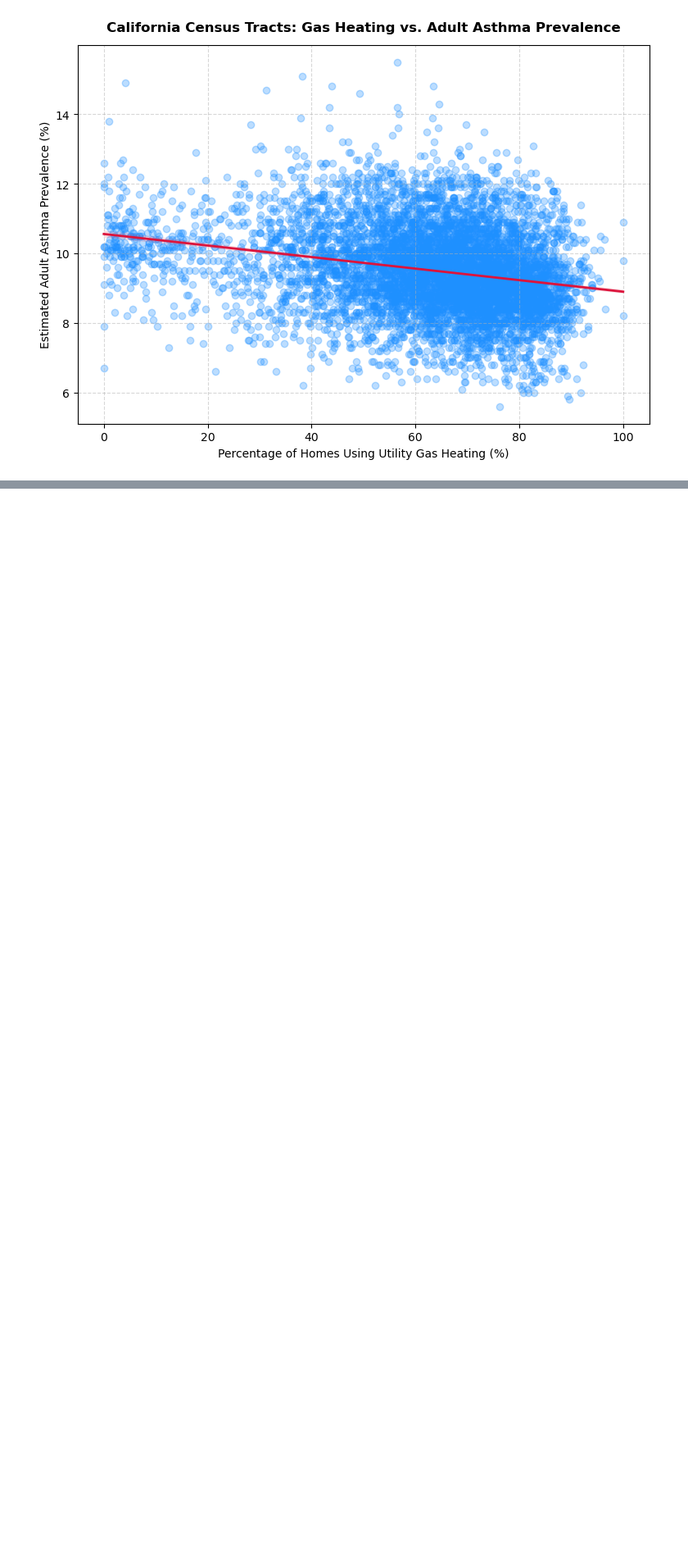
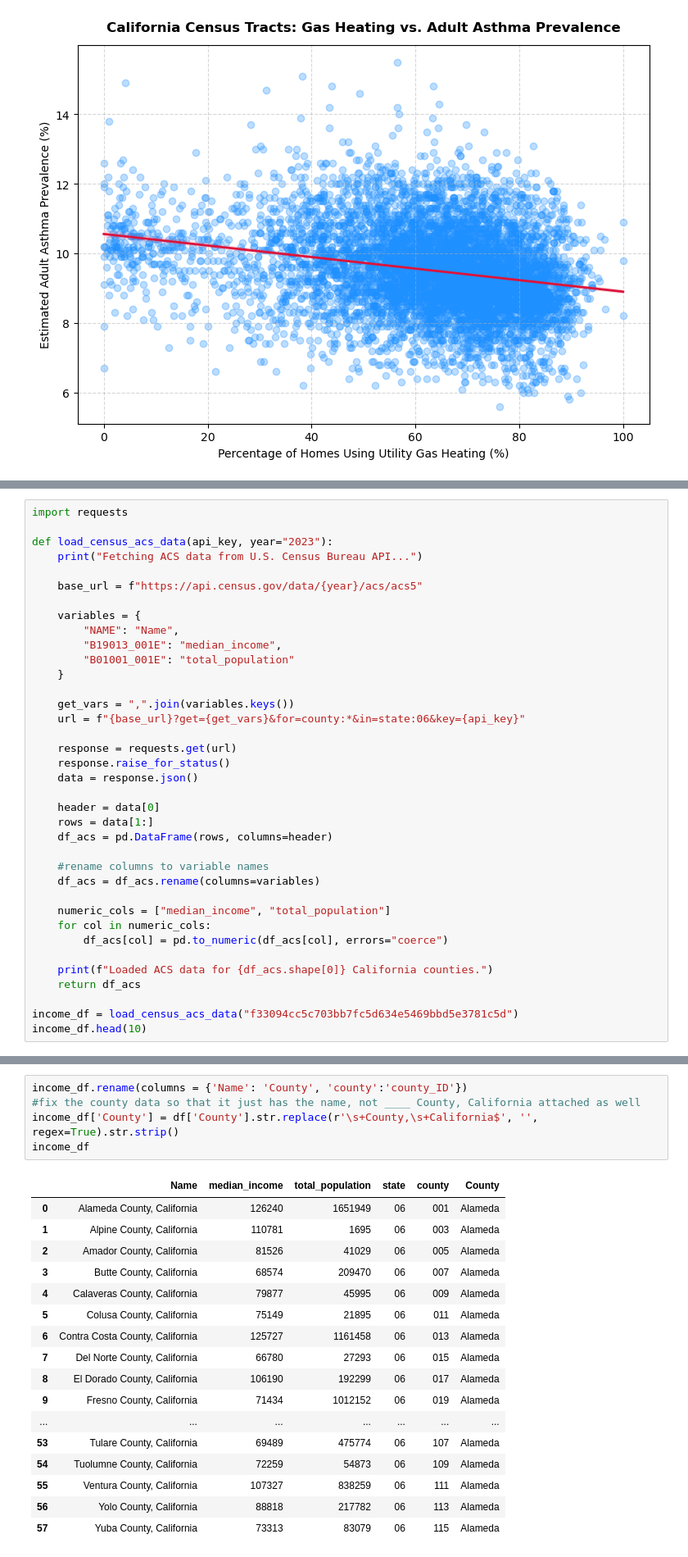
Before and after one commit to taylore25/Taylor-Elich-EEP-Senior-Thesis, a Jupyter notebook: Census Data Analysis.ipynb, the cells around one changed output, grey strips where cells are left out. Shown at 82% size. Cells and saved outputs as stored; diff of their text form; blank space fills up the shorter version.

```diff
--- a/Census Data Analysis.ipynb
+++ b/Census Data Analysis.ipynb
@@ -192,0 +245,37 @@ P-value: 4.4877e-96
+# %%
+import requests
+
+def load_census_acs_data(api_key, year="2023"):
+    print("Fetching ACS data from U.S. Census Bureau API...")
+
+    base_url = f"https://api.census.gov/data/{year}/acs/acs5"
+
+    variables = {
+        "NAME": "Name",
+        "B19013_001E": "median_income",
+        "B01001_001E": "total_population"
+    }
+
+    get_vars = ",".join(variables.keys())
+    url = f"{base_url}?get={get_vars}&for=county:*&in=state:06&key={api_key}"
+
+    response = requests.get(url)
+    response.raise_for_status()
+    data = response.json()
+
+    header = data[0]
+    rows = data[1:]
+    df_acs = pd.DataFrame(rows, columns=header)
+
+    #rename columns to variable names
+    df_acs = df_acs.rename(columns=variables)
+
+    numeric_cols = ["median_income", "total_population"]
+    for col in numeric_cols:
+        df_acs[col] = pd.to_numeric(df_acs[col], errors="coerce")
+
+    print(f"Loaded ACS data for {df_acs.shape[0]} California counties.")
+    return df_acs
+
+income_df = load_census_acs_data("f33094cc5c703bb7fc5d634e5469bbd5e3781c5d")
+income_df.head(10)
@@ -192,0 +396,23 @@ P-value: 4.4877e-96
+# %%
+income_df.rename(columns = {'Name': 'County', 'county':'county_ID'})
+#fix the county data so that it just has the name, not ____ County, California attached as well
+income_df['County'] = df['County'].str.replace(r'\s+County,\s+California$', '', regex=True).str.strip()
+income_df
+# %% [output]
+|  | Name | median_income | total_population | state | county | County |
+| 0 | Alameda County, California | 126240 | 1651949 | 06 | 001 | Alameda |
+| 1 | Alpine County, California | 110781 | 1695 | 06 | 003 | Alameda |
+| 2 | Amador County, California | 81526 | 41029 | 06 | 005 | Alameda |
+| 3 | Butte County, California | 68574 | 209470 | 06 | 007 | Alameda |
+| 4 | Calaveras County, California | 79877 | 45995 | 06 | 009 | Alameda |
+| 5 | Colusa County, California | 75149 | 21895 | 06 | 011 | Alameda |
+| 6 | Contra Costa County, California | 125727 | 1161458 | 06 | 013 | Alameda |
+| 7 | Del Norte County, California | 66780 | 27293 | 06 | 015 | Alameda |
+| 8 | El Dorado County, California | 106190 | 192299 | 06 | 017 | Alameda |
+| 9 | Fresno County, California | 71434 | 1012152 | 06 | 019 | Alameda |
+| ... | ... | ... | ... | ... | ... | ... |
+| 53 | Tulare County, California | 69489 | 475774 | 06 | 107 | Alameda |
+| 54 | Tuolumne County, California | 72259 | 54873 | 06 | 109 | Alameda |
+| 55 | Ventura County, California | 107327 | 838259 | 06 | 111 | Alameda |
+| 56 | Yolo County, California | 88818 | 217782 | 06 | 113 | Alameda |
+| 57 | Yuba County, California | 73313 | 83079 | 06 | 115 | Alameda |
```
Also changed, not shown: parts of 20 cells of this notebook.
